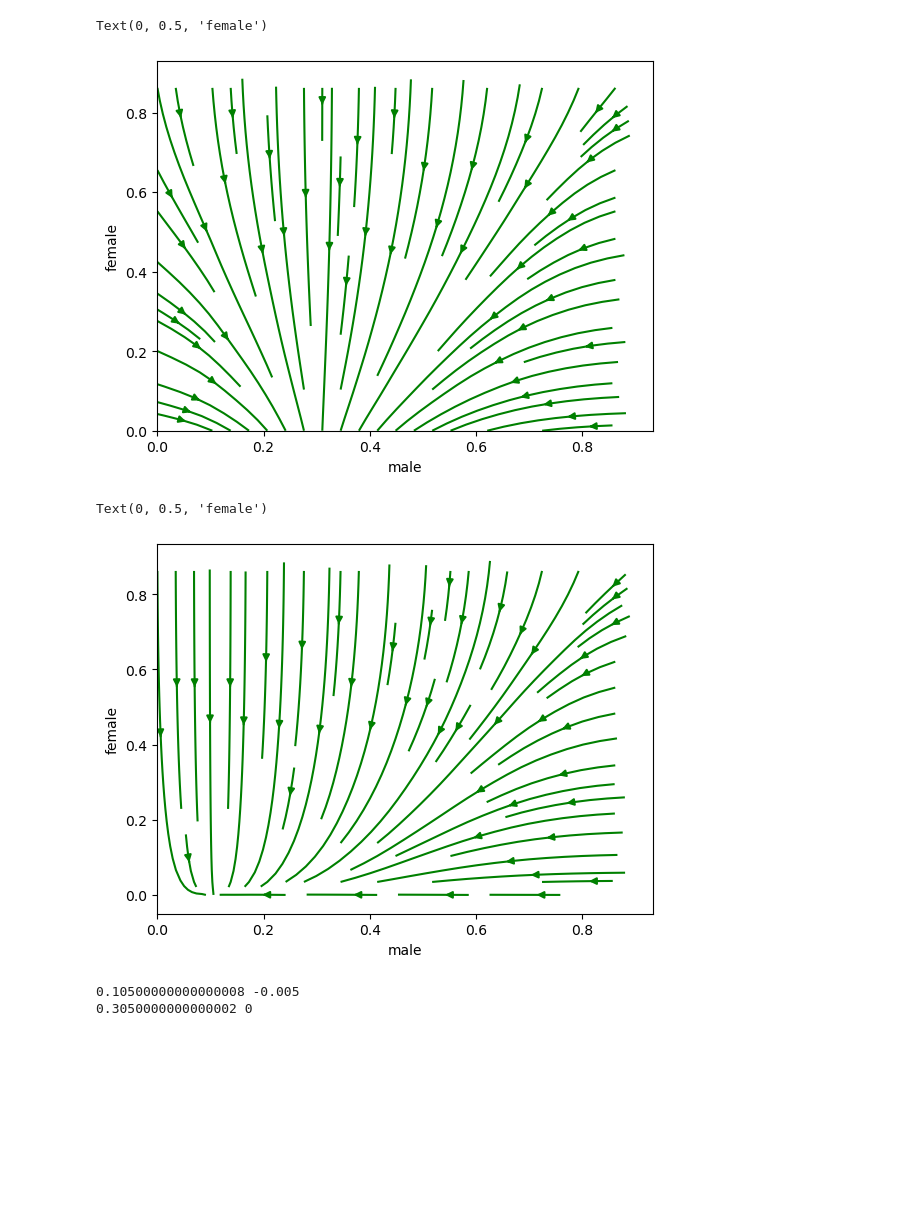
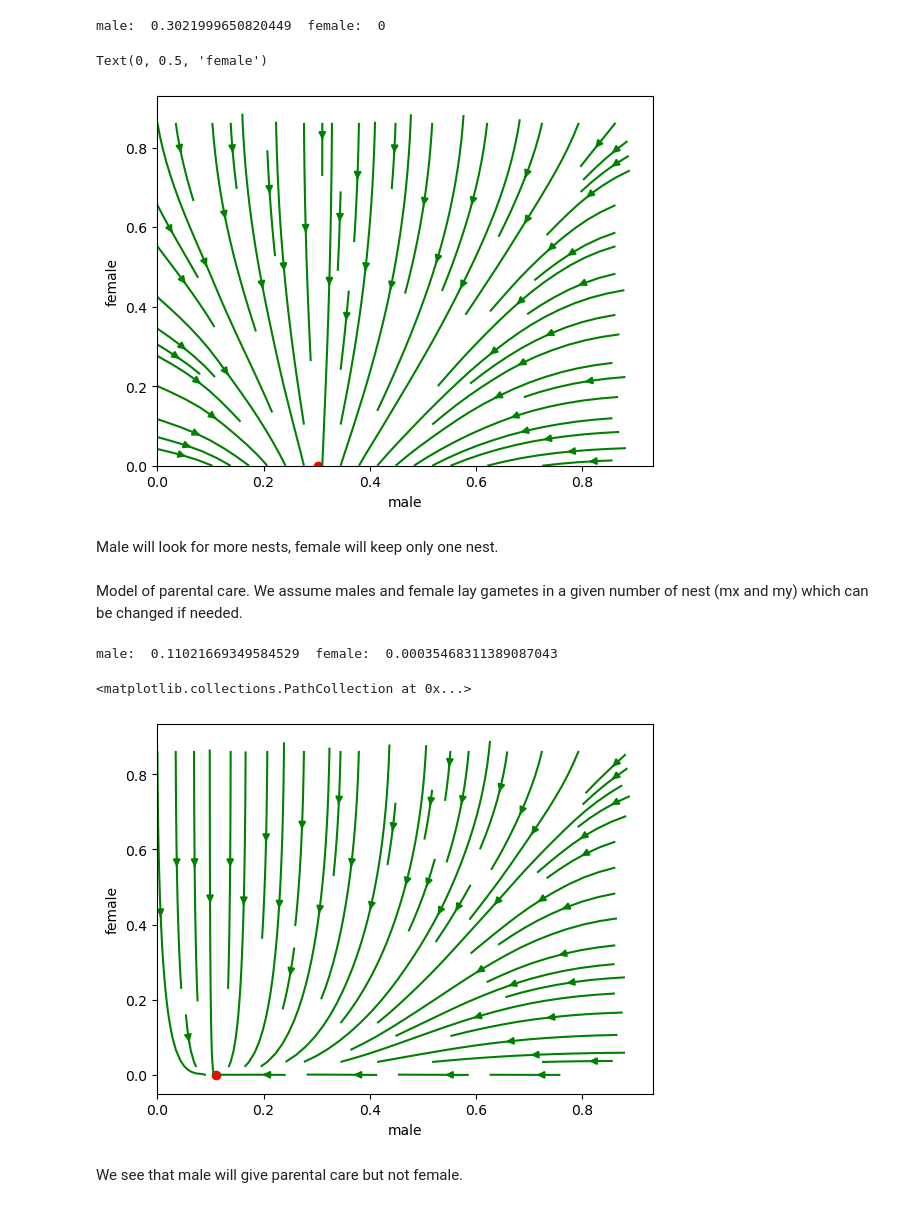
Before and after one commit to alan-flatres/sexual-selection, a Jupyter notebook: mate-parentalcare.ipynb, the cells around one changed output. Drawn from its saved outputs; the diff is of its cells as text; code cells hidden in the pictures; blank space fills up the shorter version.

Commit message:
New model with parental care and nest acquisition

```diff
--- a/mate-parentalcare.ipynb
+++ b/mate-parentalcare.ipynb
@@ -27,5 +23,5 @@ def W1(x,y,a,cpcx,cpcy,cpcmut,cmx,cmy,cmmut):
 # %%
-cx, cy = np.meshgrid(np.linspace(0,1,10),np.linspace(0,1,10))
+
 
 m = 5
 x = 1e3
@@ -33,11 +29,33 @@ y = 1e1
 a = 1e-2
 h=1e-2
 
-u = (w(x,y,a,cx,cy,cx+h)-w(x,y,a,cx,cy,cx))/h
-v = (w(y,x,a,cy,cx,cy+h)-w(y,x,a,cy,cx,cy))/h
+
+
+#Value at equilibrium and verification, we assume we start at (0,0)
+cx = rd.uniform(0,1)
+cy = rd.uniform(0,1)
+for t in range(1,1000):
+    cx += 0.001*np.sign((w_nest(x,y,a,cx,cy,cx+h)-w_nest(x,y,a,cx,cy,cx))/h)
+    cy += 0.001*np.sign((w_nest(y,x,a,cy,cx,cy+h)-w_nest(y,x,a,cy,cx,cy))/h)
+    if cy <0:
+        cy = 0
+cx_eq = cx
+cy_eq = cy
+print('male: ',cx, ' female: ',cy)
+
+cx, cy = np.meshgrid(np.linspace(0,1,10),np.linspace(0,1,10))
+u = (w_nest(x,y,a,cx,cy,cx+h)-w_nest(x,y,a,cx,cy,cx))/h
+v = (w_nest(y,x,a,cy,cx,cy+h)-w_nest(y,x,a,cy,cx,cy))/h
 plt.streamplot(cx, cy, u, v, color='g')
+
+plt.scatter(cx_eq,cy_eq,color='red')
 plt.xlabel('male')
 plt.ylabel('female')
 # %% [output]
-Text(0, 0.5, 'female')
+male:  0.3021999650820449  female:  0
+Text(0, 0.5, 'female')
 [figure]
+# %% [markdown]
+Male will look for more nests, female will keep only one nest.
+# %% [markdown]
+Model of parental care. We assume males and female lay gametes in a given number of nest (mx and my) which can be changed if needed.
@@ -44,38 +66,31 @@ Text(0, 0.5, 'female')
 # %%
 N = 10
 cx, cy = np.meshgrid(np.linspace(0,1,N),np.linspace(0,1,N))
 
 mx = 5
 my = 5
 x = 1e3
 y = 1e1
 a = 1e-2
 h=1e-3
 
 u = (wpc(x,y,a,cx,cy,cx+h,mx,my)-wpc(x,y,a,cx,cy,cx,mx,my))/h
 v = (wpc(y,x,a,cy,cx,cy+h,mx,my)-wpc(y,x,a,cy,cx,cy,mx,my))/h
 plt.streamplot(cx, cy, u, v, color='g')
 plt.xlabel('male')
 plt.ylabel('female')
+
+#Value at equilibrium and verification
+cx = rd.uniform(0,1)
+cy = rd.uniform(0,1)
+for t in range(1,1000):
+    cx += 0.001*np.sign((wpc(x,y,a,cx,cy,cx+h,mx,my)-wpc(x,y,a,cx,cy,cx,mx,my))/h)
+    cy += 0.001*np.sign((wpc(y,x,a,cy,cx,cy+h,my,mx)-wpc(y,x,a,cy,cx,cy,my,mx))/h)
+print('male: ',cx, ' female: ',cy)
+plt.scatter(cx,cy,color='red')
 # %% [output]
-Text(0, 0.5, 'female')
+male:  0.11021669349584529  female:  0.00035468311389087043
+<matplotlib.collections.PathCollection at 0x...>
-[figure, old version]
+[figure, new version]
-# %%
-cx = 0
-cy = 0
-for t in range(1,1000):
-    cx += 0.001*np.sign((wpc(x,y,a,cx,cy,cx+h,mx,my)-wpc(x,y,a,cx,cy,cx,mx,my))/h)
-    cy += 0.001*np.sign((wpc(y,x,a,cy,cx,cy+h,mx,my)-wpc(y,x,a,cy,cx,cy,mx,my))/h)
-print(cx,cy)
-
-cx = 0
-cy = 0
-for t in range(1,1000):
-    cx += 0.001*np.sign((w(x,y,a,cx,cy,cx+h)-w(x,y,a,cx,cy,cx))/h)
-    cy += 0.001*np.sign((w(y,x,a,cy,cx,cy+h)-w(y,x,a,cy,cx,cy))/h)
-    if cy <0:
-        cy = 0
-print(cx,cy)
-# %% [output]
-0.10500000000000008 -0.005
-0.3050000000000002 0
+# %% [markdown]
+We see that male will give parental care but not female.
```
Also changed, not shown: parts of 14 cells of this notebook.
